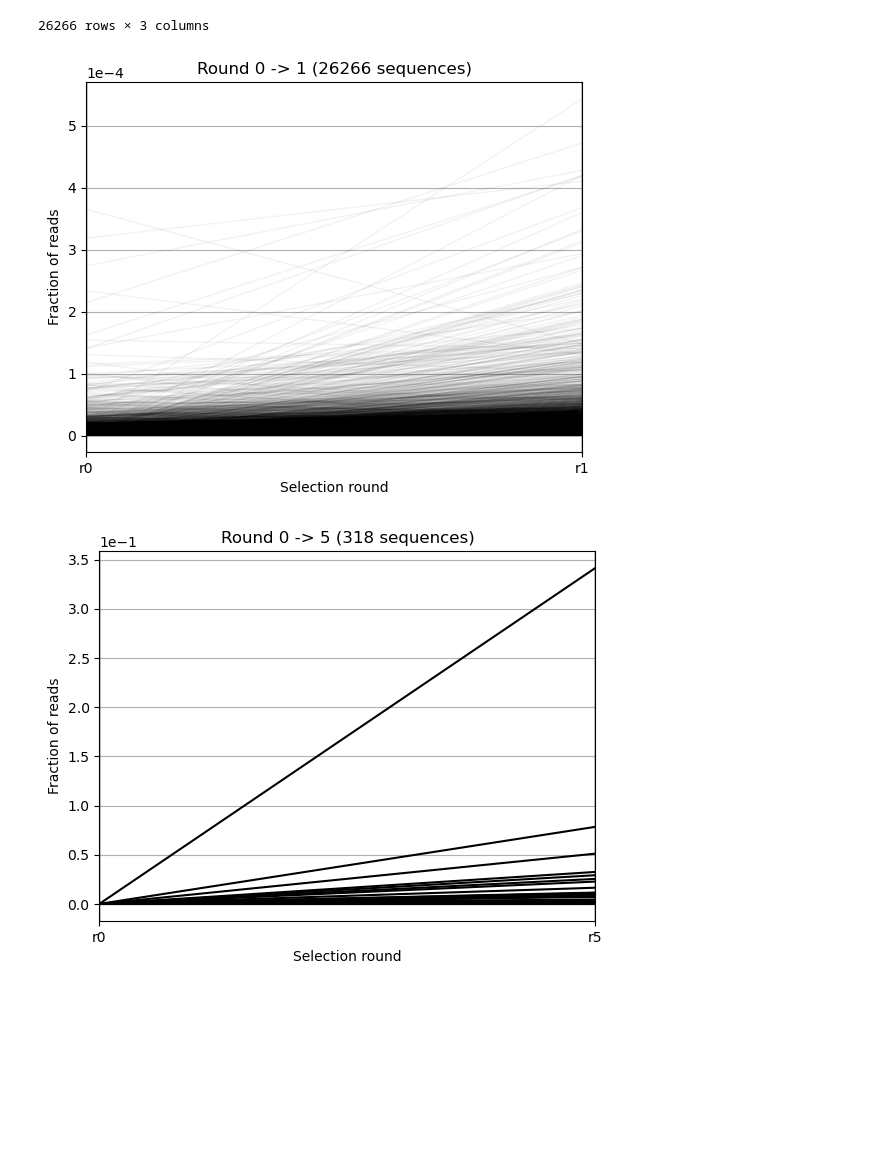
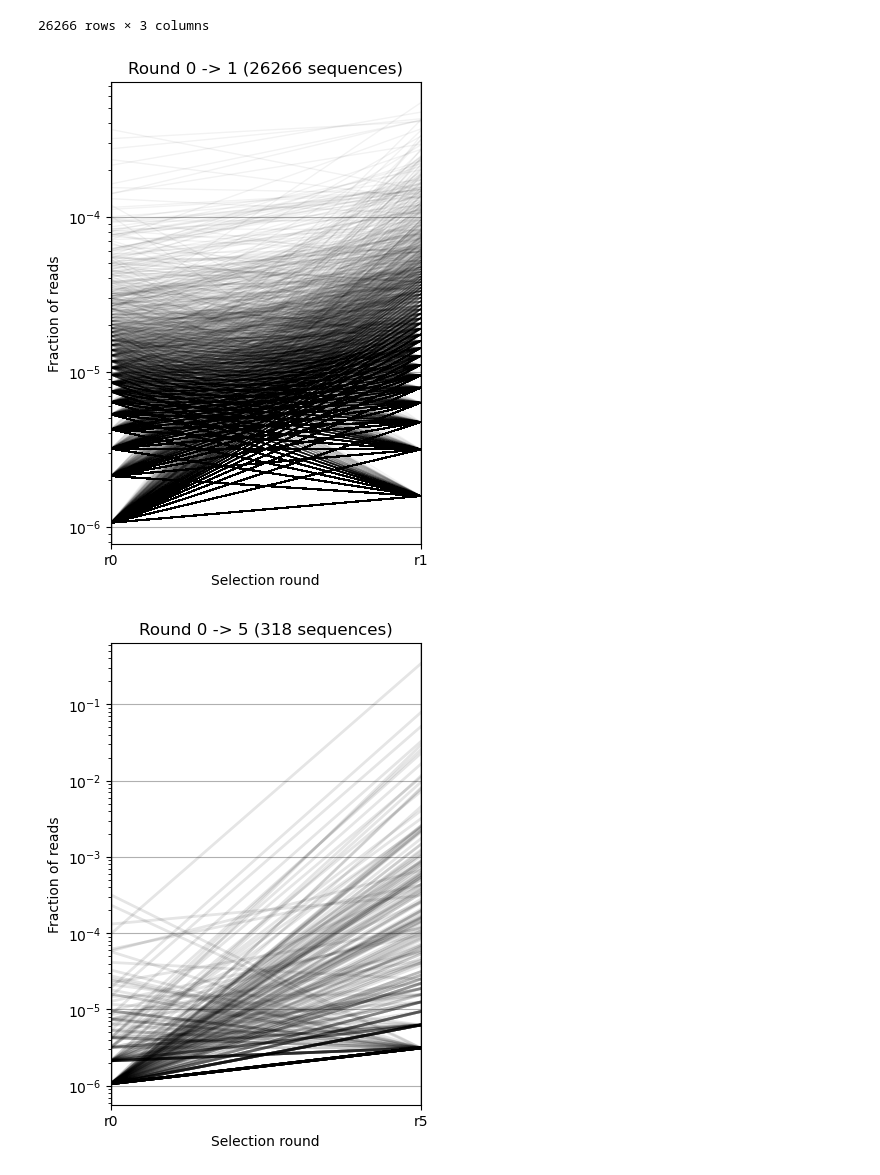
Before and after one commit to szsctt/aavolve_data, a Jupyter notebook: notebooks/2024-05-21_graph_replications.ipynb, the cells around one changed output. Drawn from its saved outputs; the diff is of its cells as text; code cells hidden in the pictures; blank space fills up the shorter version.

Commit message:
(actually) updated graphs

```diff
--- a/notebooks/2024-05-21_graph_replications.ipynb
+++ b/notebooks/2024-05-21_graph_replications.ipynb
@@ -217,25 +217,29 @@ merged_0_1.fillna(0, inplace=True)
 merged_0_5.fillna(0, inplace=True)
 # %%
 # Make ro -> r1 plot replacation_of_ro_to_r1_plot-v2.png
-plt.plot(alpha = 0.3)
+plt.figure(figsize=(4,6))
+# plt.ylim(1e-6,0.6e-3)
 graph = pd.plotting.parallel_coordinates(merged_0_1, "sequence", color='black', linewidth=1, alpha = 0.05)
 
 
 plt.ticklabel_format(style='sci', axis='y', scilimits=(0,0))
 
 plt.title(f"Round 0 -> 1 ({len(merged_0_1)} sequences)")
 graph.legend_ = None
 plt.ylabel("Fraction of reads")
 plt.xlabel("Selection round")
+plt.yscale('log')
 
 
 plt.savefig('./replacation_of_ro_to_r1_plot-v2.png')
 # %% [output]
-[figure, old version]
+[figure, new version]
 # %%
 # Make r0 -> r5 plot and save it into replacation_of_ro_to_r5_plot-v2.png
-
-graph = pd.plotting.parallel_coordinates(merged_0_5, "sequence", color='black')
+plt.figure(figsize=(4,6))
+# plt.ylim(0,1e-1)
+# plt.yscale('log')
+graph = pd.plotting.parallel_coordinates(merged_0_5, "sequence", color='black', alpha=0.1, linewidth=2)
 
 plt.ticklabel_format(style='sci', axis='y', scilimits=(0,0))
 
@@ -243,11 +247,12 @@ plt.title(f"Round 0 -> 5 ({len(merged_0_5)} sequences)")
 graph.legend_ = None
 plt.ylabel("Fraction of reads")
 plt.xlabel("Selection round")
+plt.yscale('log')
 
 
 plt.savefig('./replacation_of_ro_to_r5_plot-v2.png')
 # %% [output]
-[figure, old version]
+[figure, new version]
 # %%
 r0['round'] = 'r0'
 r1['round'] = 'r1'
```
Also changed, not shown: parts of 3 cells of this notebook.
